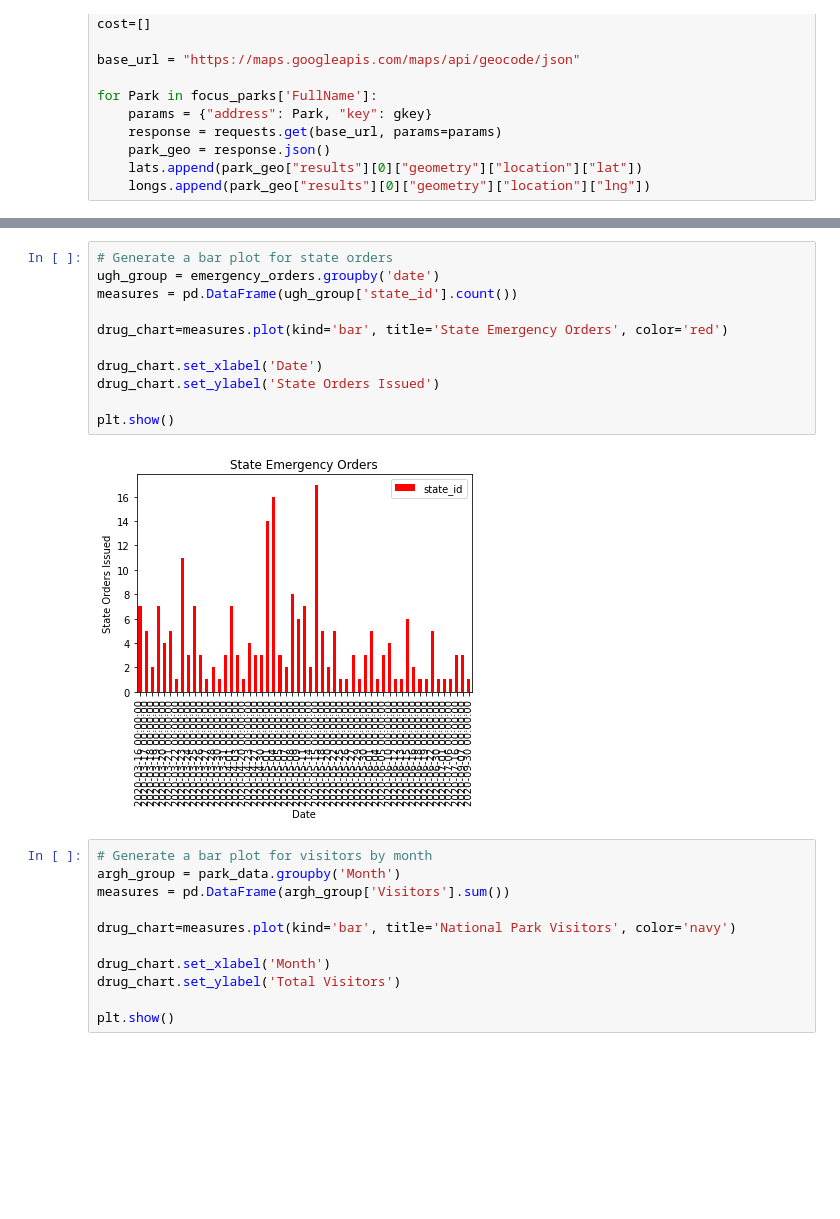
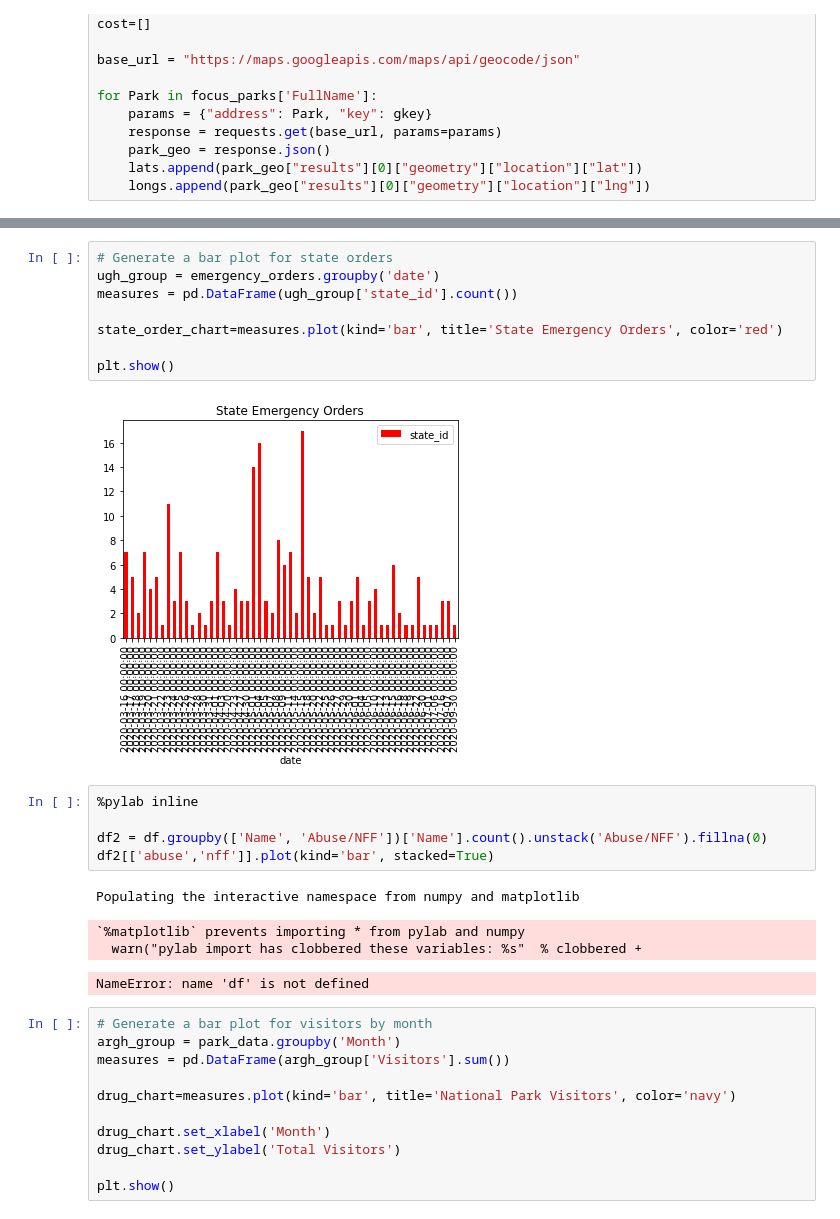
Before and after one commit to missymeyer/ProjectOne, a Jupyter notebook: ProjectOne.ipynb, the cells around one changed output, grey strips where cells are left out. Drawn from its saved outputs; the diff is of its cells as text; blank space fills up the shorter version.

```diff
--- a/ProjectOne.ipynb
+++ b/ProjectOne.ipynb
@@ -175,16 +175,23 @@ park_data.head(50)
 # %%
 # Generate a bar plot for state orders
 ugh_group = emergency_orders.groupby('date')
 measures = pd.DataFrame(ugh_group['state_id'].count())
 
-drug_chart=measures.plot(kind='bar', title='State Emergency Orders', color='red')
-
-drug_chart.set_xlabel('Date')
-drug_chart.set_ylabel('State Orders Issued')
+state_order_chart=measures.plot(kind='bar', title='State Emergency Orders', color='red')
 
 plt.show()
 # %% [output]
-[figure, old version]
+[figure, new version]
+# %%
+%pylab inline
+
+df2 = df.groupby(['Name', 'Abuse/NFF'])['Name'].count().unstack('Abuse/NFF').fillna(0)
+df2[['abuse','nff']].plot(kind='bar', stacked=True)
+# %% [output]
+Populating the interactive namespace from numpy and matplotlib
+`%matplotlib` prevents importing * from pylab and numpy
+  warn("pylab import has clobbered these variables: %s"  % clobbered +
+NameError: name 'df' is not defined
 # %%
 # Generate a bar plot for visitors by month
 argh_group = park_data.groupby('Month')
```
